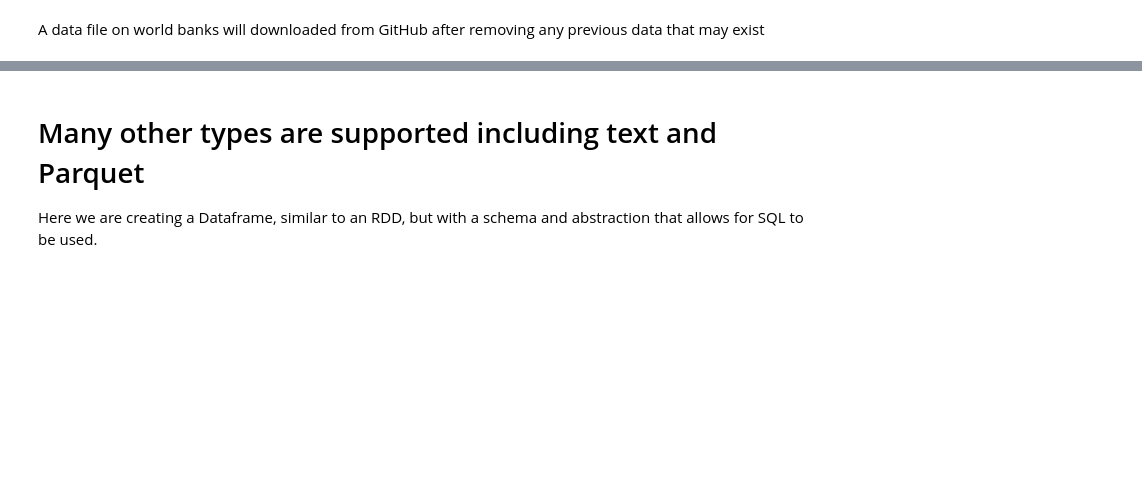
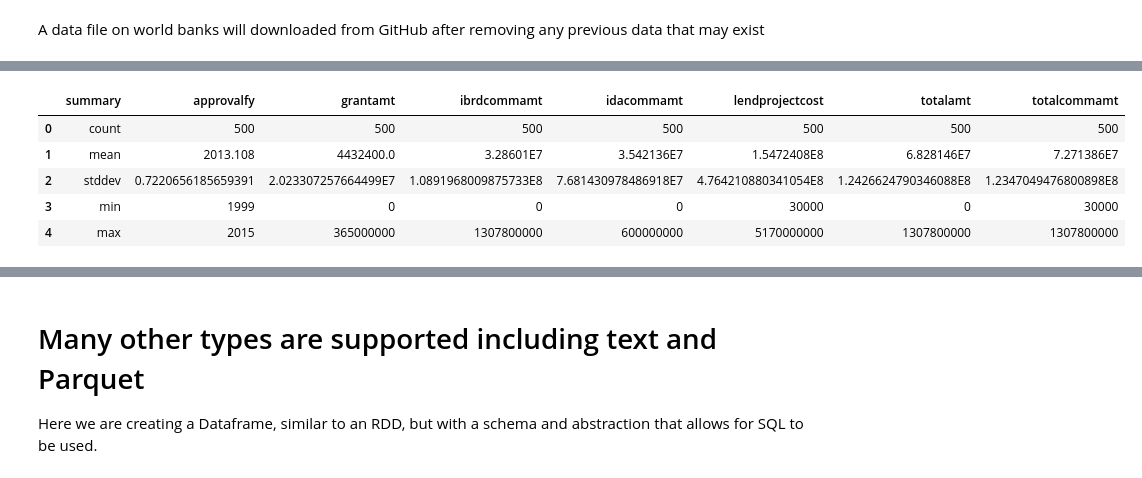
Before and after one commit to joshishwetha/dsx-spark, a Jupyter notebook: Lab 2: Spark SQL - Instructor.ipynb, the cells around one changed output, grey strips where cells are left out. Saved outputs shown, nothing was run; the diff lists cells and outputs as text; code cells hidden in the pictures; blank space fills up the shorter version.

```diff
--- a/Lab 2: Spark SQL - Instructor.ipynb
+++ b/Lab 2: Spark SQL - Instructor.ipynb
@@ -30,0 +31,2 @@ Saving to: ‘world_bank.json.gz’
+# %%
+df = spark.read.json('world_bank.json.gz')
@@ -30,0 +53,13 @@ Saving to: ‘world_bank.json.gz’
+# %%
+from pyspark.sql.types import IntegerType, StringType
+
+df = df.withColumn('approvalfy',df['approvalfy'].cast(IntegerType()))
+# %%
+df.describe().toPandas()
+# %% [output]
+|  | summary | approvalfy | grantamt | ibrdcommamt | idacommamt | lendprojectcost | totalamt | totalcommamt |
+| 0 | count | 500 | 500 | 500 | 500 | 500 | 500 | 500 |
+| 1 | mean | 2013.108 | 4432400.0 | 3.28601E7 | 3.542136E7 | 1.5472408E8 | 6.828146E7 | 7.271386E7 |
+| 2 | stddev | 0.7220656185659391 | 2.023307257664499E7 | 1.0891968009875733E8 | 7.681430978486918E7 | 4.764210880341054E8 | 1.2426624790346088E8 | 1.2347049476800898E8 |
+| 3 | min | 1999 | 0 | 0 | 0 | 30000 | 0 | 30000 |
+| 4 | max | 2015 | 365000000 | 1307800000 | 600000000 | 5170000000 | 1307800000 | 1307800000 |
```
Also changed, not shown: parts of 15 cells of this notebook.
